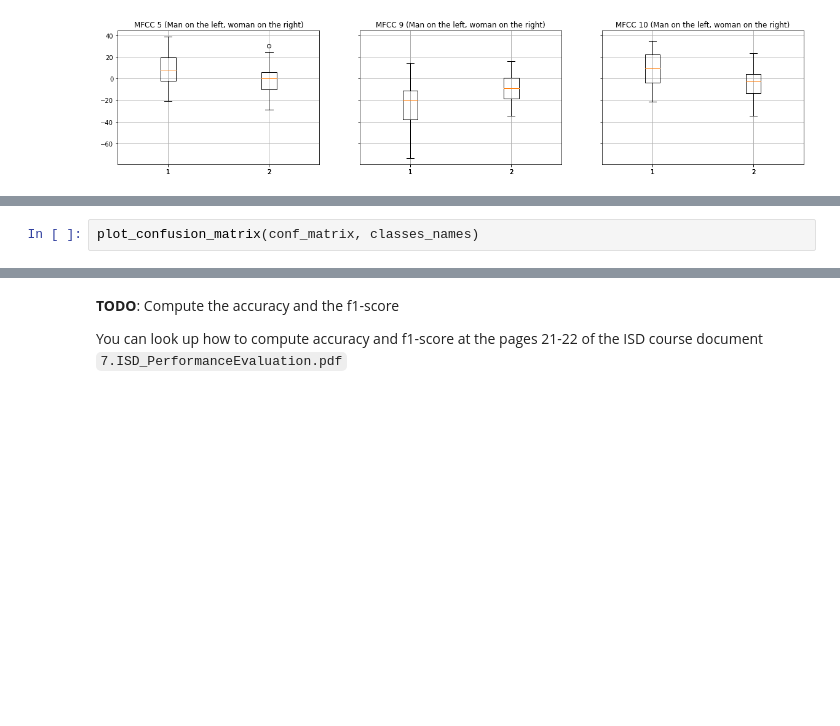
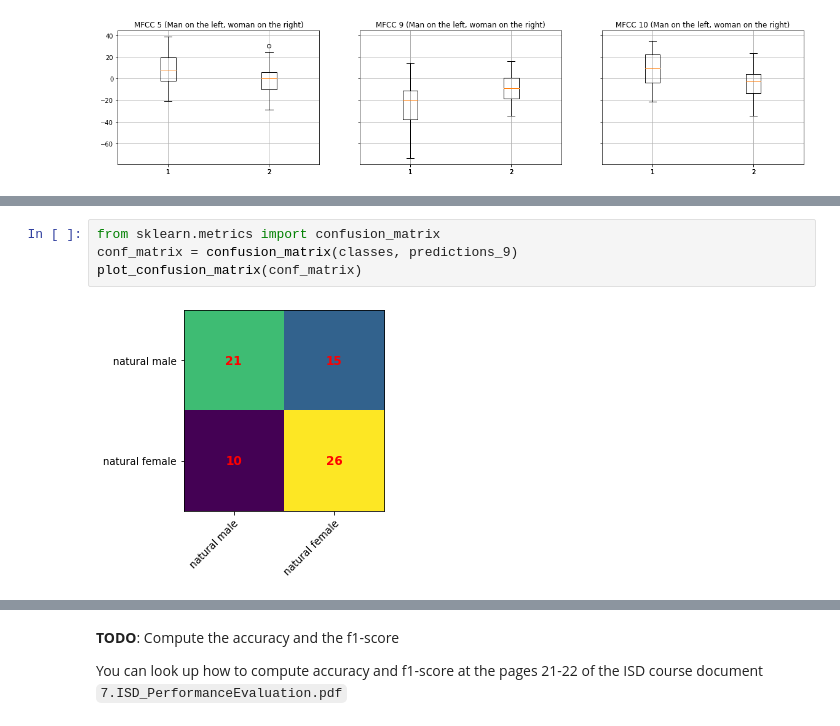
Before and after one commit to heig-vkaelin/arn, a Jupyter notebook: pw1/ARN_PW1.ipynb, the cells around one changed output, grey strips where cells are left out. Saved outputs shown, nothing was run; the diff lists cells and outputs as text; blank space fills up the shorter version.

```diff
--- a/pw1/ARN_PW1.ipynb
+++ b/pw1/ARN_PW1.ipynb
@@ -244,2 +247,6 @@ ModuleNotFoundError: No module named 'sklearn'
-# %%
-plot_confusion_matrix(conf_matrix, classes_names)
+# %%
+from sklearn.metrics import confusion_matrix
+conf_matrix = confusion_matrix(classes, predictions_9)
+plot_confusion_matrix(conf_matrix)
+# %% [output]
+[figure, added]
```
Also changed, not shown: parts of 8 cells of this notebook.
